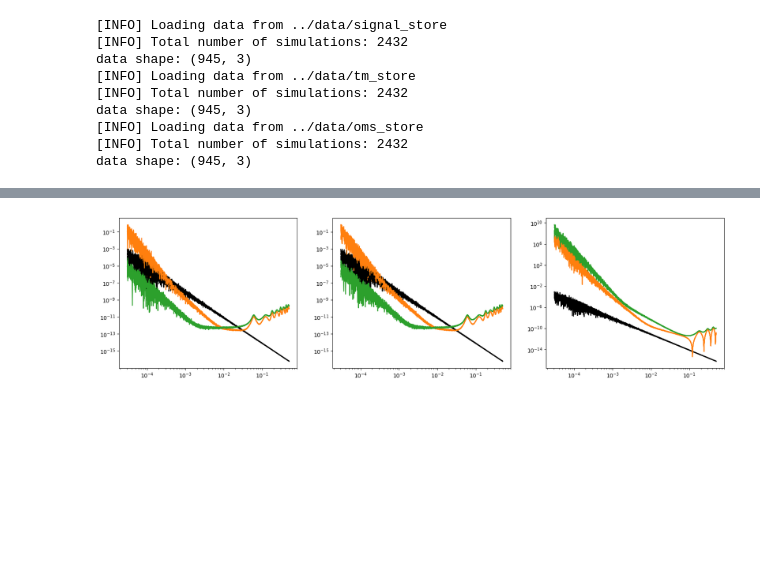
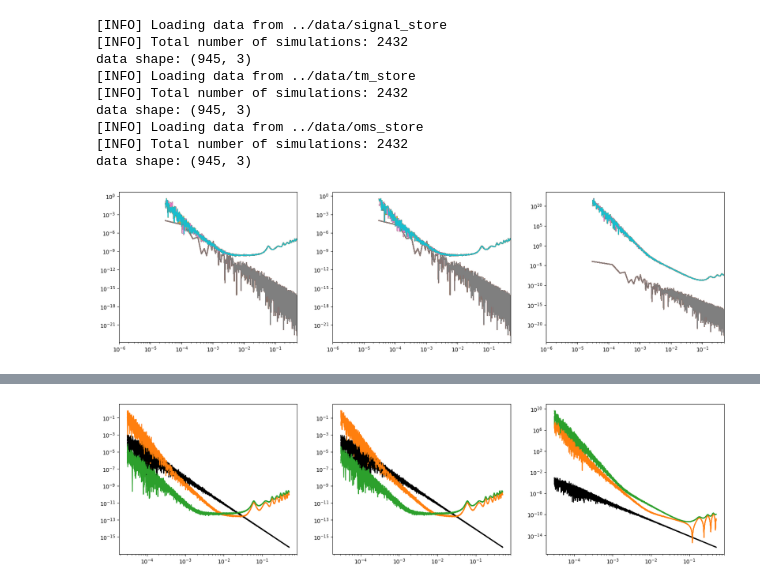
Before and after one commit to PEREGRINE-GW/saqqara, a Jupyter notebook: examples/vary_noise/data/test_resampler.ipynb, the cells around one changed output, grey strips where cells are left out. Cells and saved outputs as stored; diff of their text form; code cells hidden in the pictures; blank space fills up the shorter version.

Commit message:
Full cross terms dataloaders

```diff
--- a/examples/vary_noise/data/test_resampler.ipynb
+++ b/examples/vary_noise/data/test_resampler.ipynb
@@ -33,8 +36,14 @@ def get_data_npy_dataset(data_dir):
+# %%
+config = saqqara.load_settings('../configs/training_resampling_signal.yaml')
 # %%
-config = saqqara.load_settings('../configs/bounded_config.yaml')
+config = saqqara.load_settings('../configs/training_resampling_signal.yaml')
 sim = LISA_AET(config)
 # %% [output]
 Detector setup complete
 Noise matrices computed
 Response computed
 Coarse graining setup complete
+# %%
+resampling_store = get_data_npy_dataset("../data/resampling_data_with_signal")
+resampling_dataset = saqqara.RandomSamplingDataset(resampling_store)
+training_dataset = saqqara.ResamplingTraining(sim, resampling_dataset)
@@ -52,3 +80,18 @@ data shape: (945, 3)
 [INFO] Loading data from ../data/oms_store
 [INFO] Total number of simulations: 2432
 data shape: (945, 3)
+# %%
+data = training_dataset[0]
+sample = sim.sample(conditions={'z': np.array(data['z'])})
+# %%
+fig = plt.figure(figsize=(20, 5))
+for _ in range(100):
+    for i in range(3):
+        ax = plt.subplot(1, 3, i + 1)
+        plt.loglog(sim.coarse_grained_f, data['data'][:,i])
+        plt.loglog(sim.f_vec[::100], np.array(sample['quadratic_signal_AET'][::100, i] / sim.response_AET[::100, i]))
+        plt.loglog(sim.coarse_grained_f, sample['coarse_grained_data'][:, i])
+        plt.loglog(sim.coarse_grained_f, sample['full_coarse_grained_data'][:, i])
+        plt.xlim(1e-6, 5e-1)
+# %% [output]
+[figure, added]
```
Also changed, not shown: parts of 7 cells of this notebook, 7 other files.
